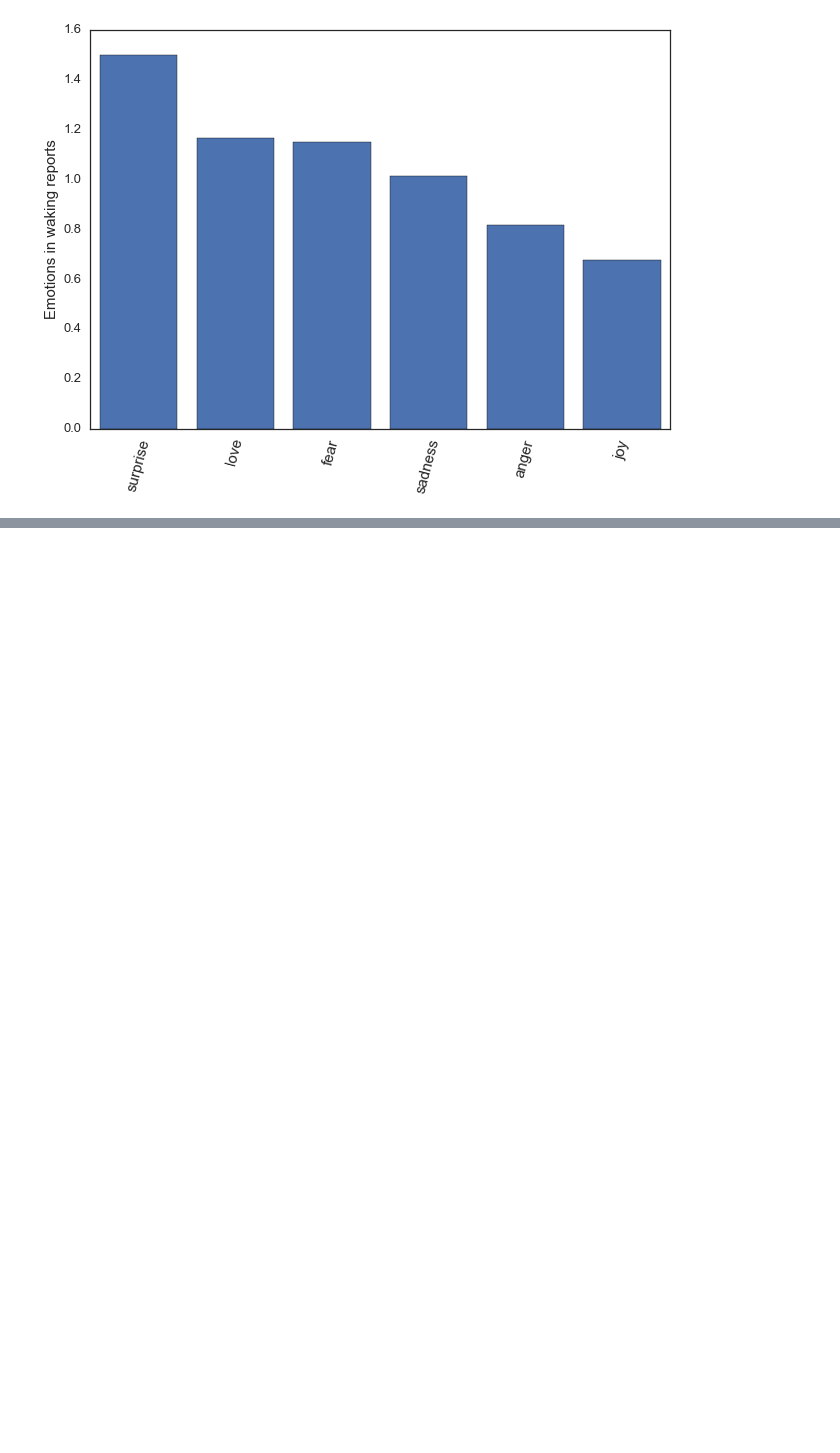
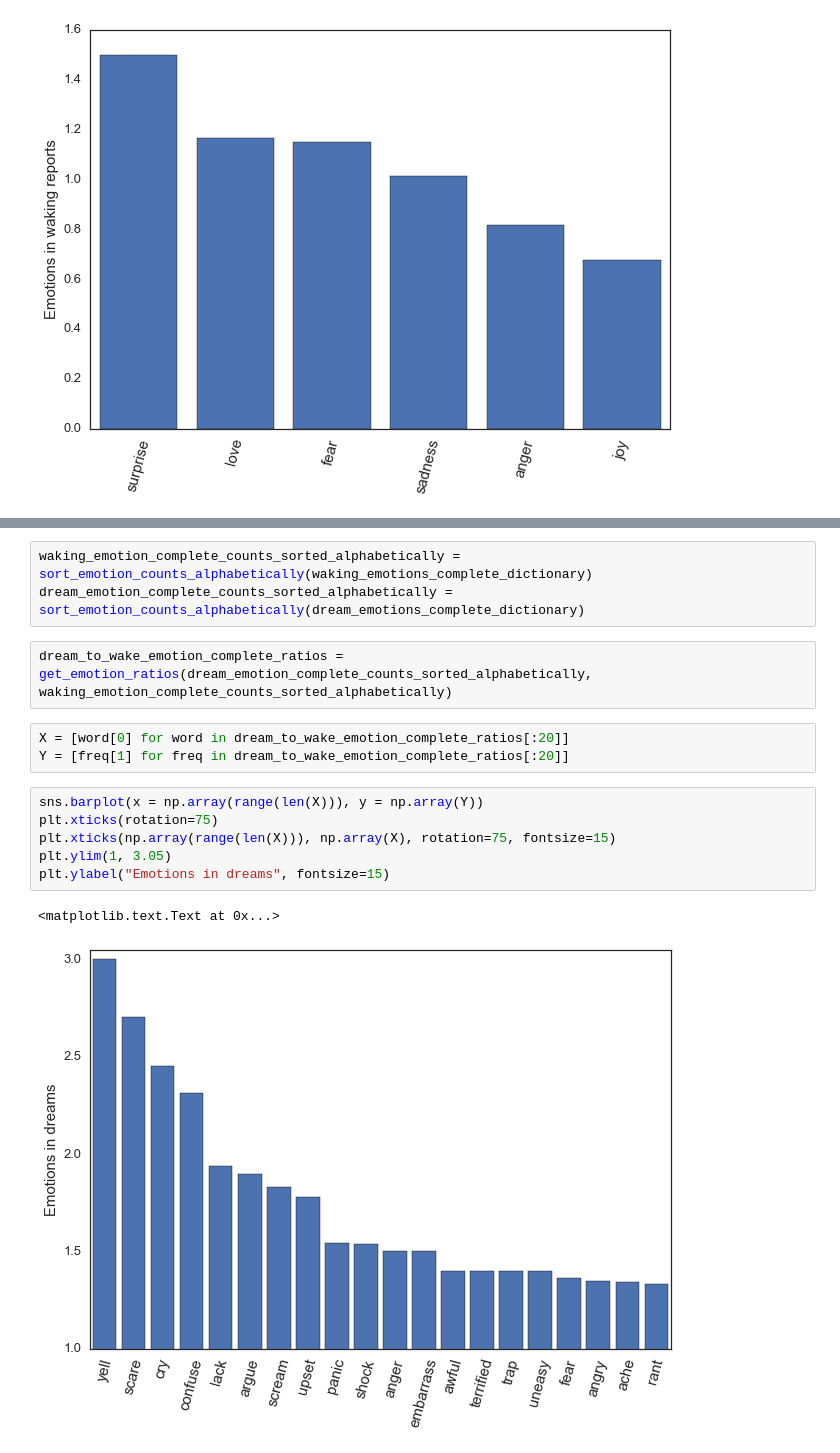
Before and after one commit to andymartens/fletcher, a Jupyter notebook: fletcher_mvp.ipynb, the cells around one changed output, grey strips where cells are left out. Drawn from its saved outputs; the diff is of its cells as text; blank space fills up the shorter version.

```diff
--- a/fletcher_mvp.ipynb
+++ b/fletcher_mvp.ipynb
@@ -1013,0 +1185,17 @@ plt.ylabel("Emotions in waking reports", fontsize=15)
+# %%
+waking_emotion_complete_counts_sorted_alphabetically = sort_emotion_counts_alphabetically(waking_emotions_complete_dictionary)
+dream_emotion_complete_counts_sorted_alphabetically = sort_emotion_counts_alphabetically(dream_emotions_complete_dictionary)
+# %%
+dream_to_wake_emotion_complete_ratios = get_emotion_ratios(dream_emotion_complete_counts_sorted_alphabetically, waking_emotion_complete_counts_sorted_alphabetically)
+# %%
+X = [word[0] for word in dream_to_wake_emotion_complete_ratios[:20]]
+Y = [freq[1] for freq in dream_to_wake_emotion_complete_ratios[:20]]
+# %%
+sns.barplot(x = np.array(range(len(X))), y = np.array(Y))
+plt.xticks(rotation=75)
+plt.xticks(np.array(range(len(X))), np.array(X), rotation=75, fontsize=15)
+plt.ylim(1, 3.05)
+plt.ylabel("Emotions in dreams", fontsize=15)
+# %% [output]
+<matplotlib.text.Text at 0x...>
+[figure, added]
```
Also changed, not shown: parts of 33 cells of this notebook.
